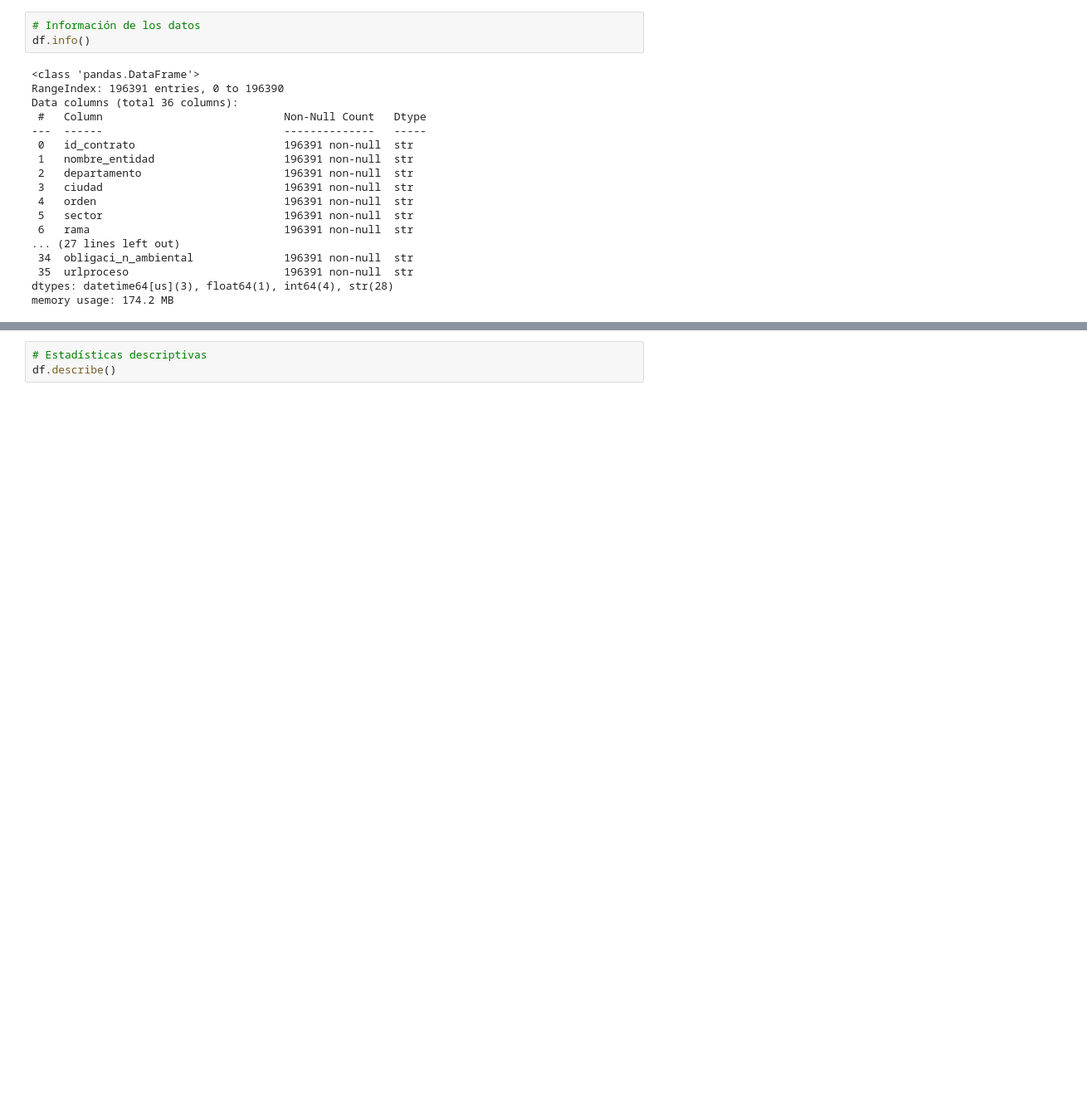
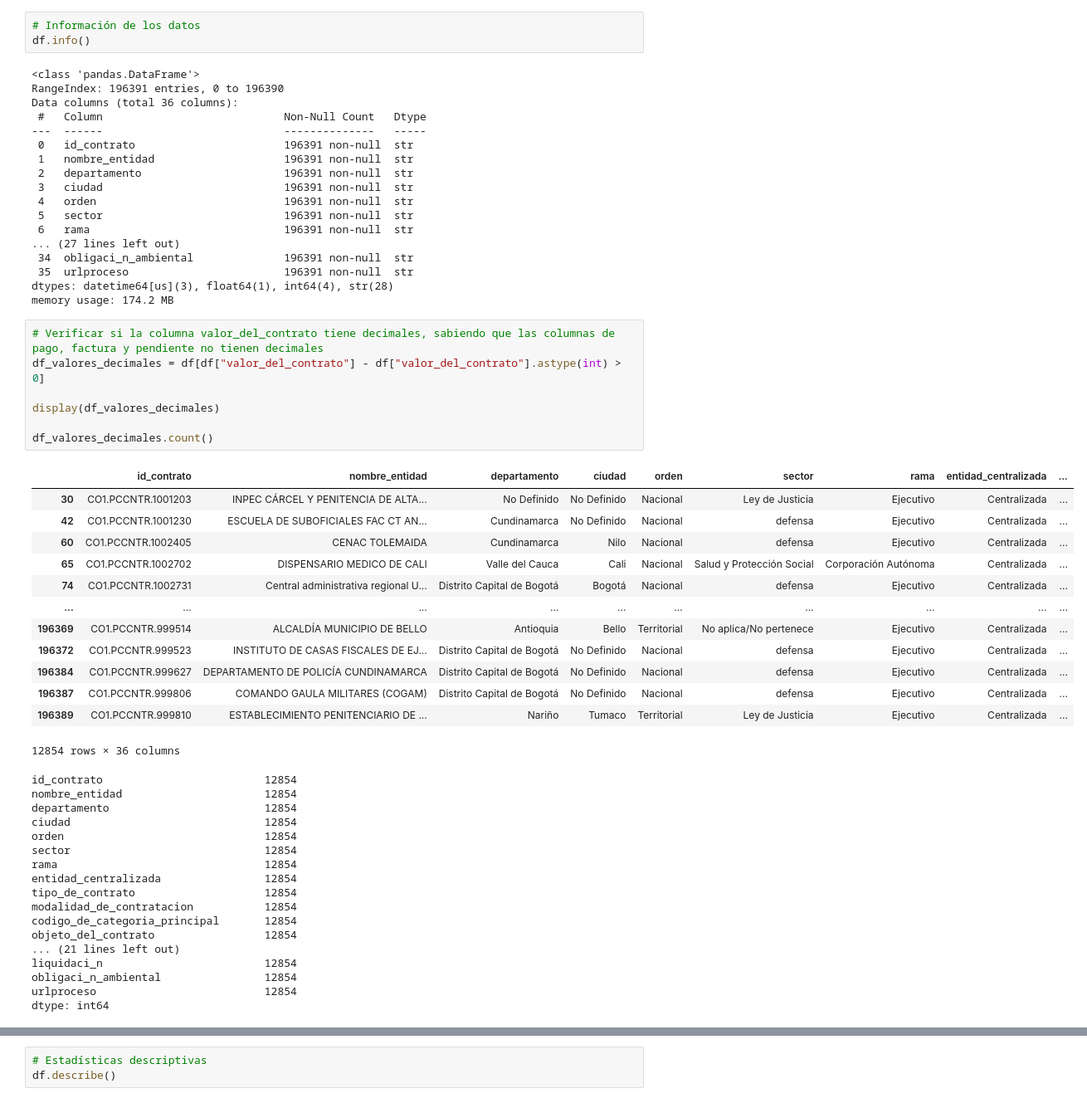
Before and after one commit to jdguzmans/ciencia-de-datos-aplicada-taller-1, a Jupyter notebook: notebook.ipynb, the cells around one changed output, grey strips where cells are left out. Shown at 83% size. Cells and saved outputs as stored; diff of their text form; blank space fills up the shorter version.

```diff
--- a/notebook.ipynb
+++ b/notebook.ipynb
@@ -65,3 +65,41 @@ Data columns (total 36 columns):
  35  urlproceso                        196391 non-null  str
 dtypes: datetime64[us](3), float64(1), int64(4), str(28)
 memory usage: 174.2 MB
+# %%
+# Verificar si la columna valor_del_contrato tiene decimales, sabiendo que las columnas de pago, factura y pendiente no tienen decimales
+df_valores_decimales = df[df["valor_del_contrato"] - df["valor_del_contrato"].astype(int) > 0]
+
+display(df_valores_decimales)
+
+df_valores_decimales.count()
+# %% [output]
+|  | id_contrato | nombre_entidad | departamento | ciudad | orden | sector | rama | entidad_centralizada | ... |
+| 30 | CO1.PCCNTR.1001203 | INPEC CÁRCEL Y PENITENCIA DE ALTA... | No Definido | No Definido | Nacional | Ley de Justicia | Ejecutivo | Centralizada | ... |
+| 42 | CO1.PCCNTR.1001230 | ESCUELA DE SUBOFICIALES FAC CT AN... | Cundinamarca | No Definido | Nacional | defensa | Ejecutivo | Centralizada | ... |
+| 60 | CO1.PCCNTR.1002405 | CENAC TOLEMAIDA | Cundinamarca | Nilo | Nacional | defensa | Ejecutivo | Centralizada | ... |
+| 65 | CO1.PCCNTR.1002702 | DISPENSARIO MEDICO DE CALI | Valle del Cauca | Cali | Nacional | Salud y Protección Social | Corporación Autónoma | Centralizada | ... |
+| 74 | CO1.PCCNTR.1002731 | Central administrativa regional U... | Distrito Capital de Bogotá | Bogotá | Nacional | defensa | Ejecutivo | Centralizada | ... |
+| ... | ... | ... | ... | ... | ... | ... | ... | ... | ... |
+| 196369 | CO1.PCCNTR.999514 | ALCALDÍA MUNICIPIO DE BELLO | Antioquia | Bello | Territorial | No aplica/No pertenece | Ejecutivo | Centralizada | ... |
+| 196372 | CO1.PCCNTR.999523 | INSTITUTO DE CASAS FISCALES DE EJ... | Distrito Capital de Bogotá | No Definido | Nacional | defensa | Ejecutivo | Centralizada | ... |
+| 196384 | CO1.PCCNTR.999627 | DEPARTAMENTO DE POLICÍA CUNDINAMARCA | Distrito Capital de Bogotá | No Definido | Nacional | defensa | Ejecutivo | Centralizada | ... |
+| 196387 | CO1.PCCNTR.999806 | COMANDO GAULA MILITARES (COGAM) | Distrito Capital de Bogotá | No Definido | Nacional | defensa | Ejecutivo | Centralizada | ... |
+| 196389 | CO1.PCCNTR.999810 | ESTABLECIMIENTO PENITENCIARIO DE ... | Nariño | Tumaco | Territorial | Ley de Justicia | Ejecutivo | Centralizada | ... |
+12854 rows × 36 columns
+id_contrato                         12854
+nombre_entidad                      12854
+departamento                        12854
+ciudad                              12854
+orden                               12854
+sector                              12854
+rama                                12854
+entidad_centralizada                12854
+tipo_de_contrato                    12854
+modalidad_de_contratacion           12854
+codigo_de_categoria_principal       12854
+objeto_del_contrato                 12854
+... (21 lines left out)
+liquidaci_n                         12854
+obligaci_n_ambiental                12854
+urlproceso                          12854
+dtype: int64
```
Also changed, not shown: parts of 16 cells of this notebook, 1 other file.
